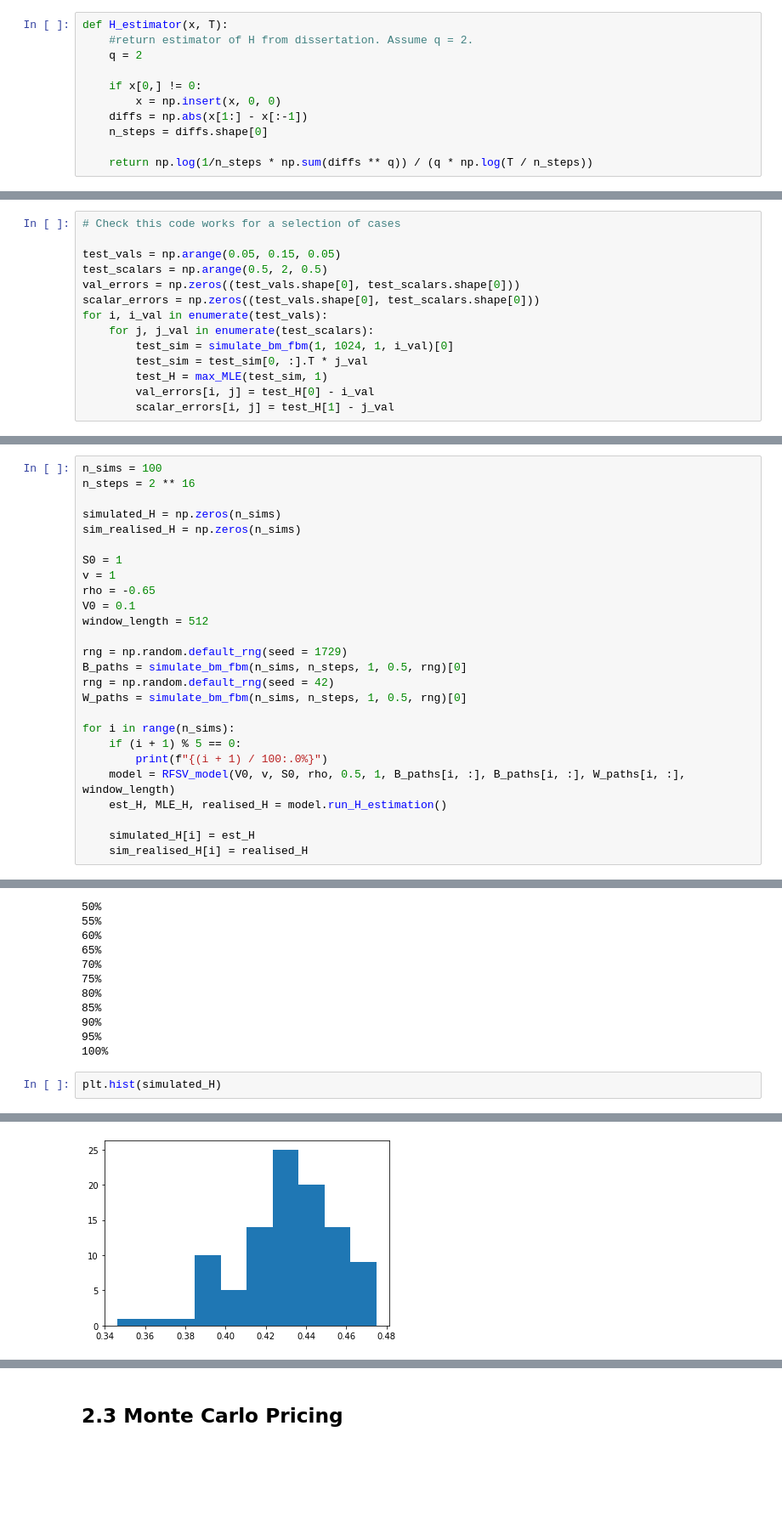
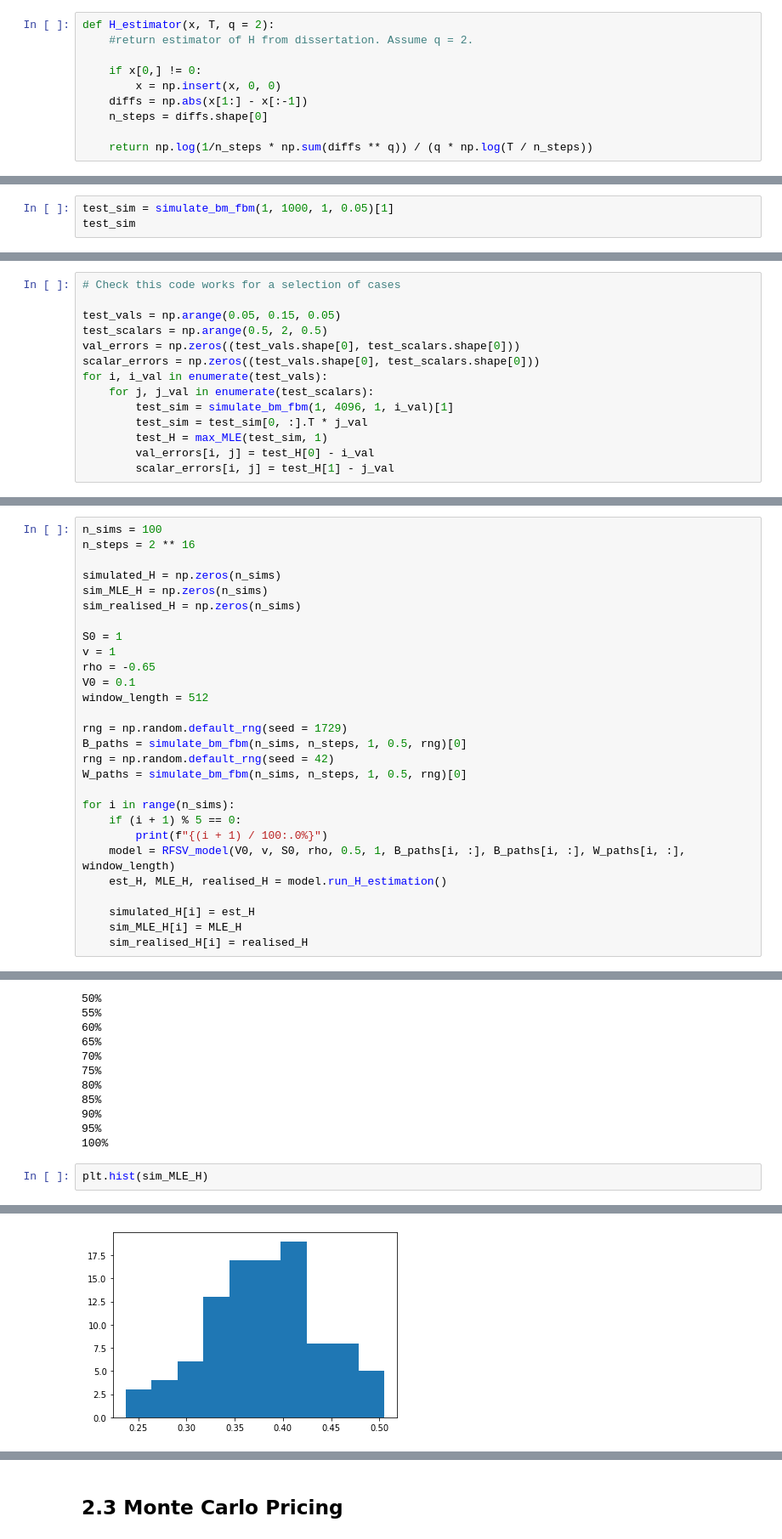
Before and after one commit to Jamjam1729/Dissertation, a Jupyter notebook: Dissertation.ipynb, the cells around one changed output, grey strips where cells are left out. Shown at 85% size. Drawn from its saved outputs; the diff is of its cells as text; blank space fills up the shorter version.

```diff
--- a/Dissertation.ipynb
+++ b/Dissertation.ipynb
@@ -167,9 +169,8 @@ Covariance Done
 [<matplotlib.lines.Line2D at 0x...>]
 [figure]
 # %%
-def H_estimator(x, T):
+def H_estimator(x, T, q = 2):
     #return estimator of H from dissertation. Assume q = 2.
-    q = 2
 
     if x[0,] != 0:
         x = np.insert(x, 0, 0)
@@ -251,3 +252,6 @@ def max_MLE(x, T, scalar = None):
         return H_hat, sigma_hat
 
     return H.success
+# %%
+test_sim = simulate_bm_fbm(1, 1000, 1, 0.05)[1]
+test_sim
@@ -260,7 +273,7 @@ val_errors = np.zeros((test_vals.shape[0], test_scalars.shape[0]))
 scalar_errors = np.zeros((test_vals.shape[0], test_scalars.shape[0]))
 for i, i_val in enumerate(test_vals):
     for j, j_val in enumerate(test_scalars):
-        test_sim = simulate_bm_fbm(1, 1024, 1, i_val)[0]
+        test_sim = simulate_bm_fbm(1, 4096, 1, i_val)[1]
         test_sim = test_sim[0, :].T * j_val
         test_H = max_MLE(test_sim, 1)
         val_errors[i, j] = test_H[0] - i_val
@@ -413,6 +411,7 @@ n_sims = 100
 n_steps = 2 ** 16
 
 simulated_H = np.zeros(n_sims)
+sim_MLE_H = np.zeros(n_sims)
 sim_realised_H = np.zeros(n_sims)
 
 S0 = 1
@@ -433,6 +432,7 @@ for i in range(n_sims):
     est_H, MLE_H, realised_H = model.run_H_estimation()
 
     simulated_H[i] = est_H
+    sim_MLE_H[i] = MLE_H
     sim_realised_H[i] = realised_H
 # %% [output]
 5%
@@ -456,5 +456,5 @@ for i in range(n_sims):
 95%
 100%
 # %%
-plt.hist(simulated_H)
+plt.hist(sim_MLE_H)
 # %% [output]
@@ -465,2 +465,2 @@ plt.hist(simulated_H)
  <BarContainer object of 10 artists>)
-[figure, old version]
+[figure, new version]
```
Also changed, not shown: parts of 20 cells of this notebook.
